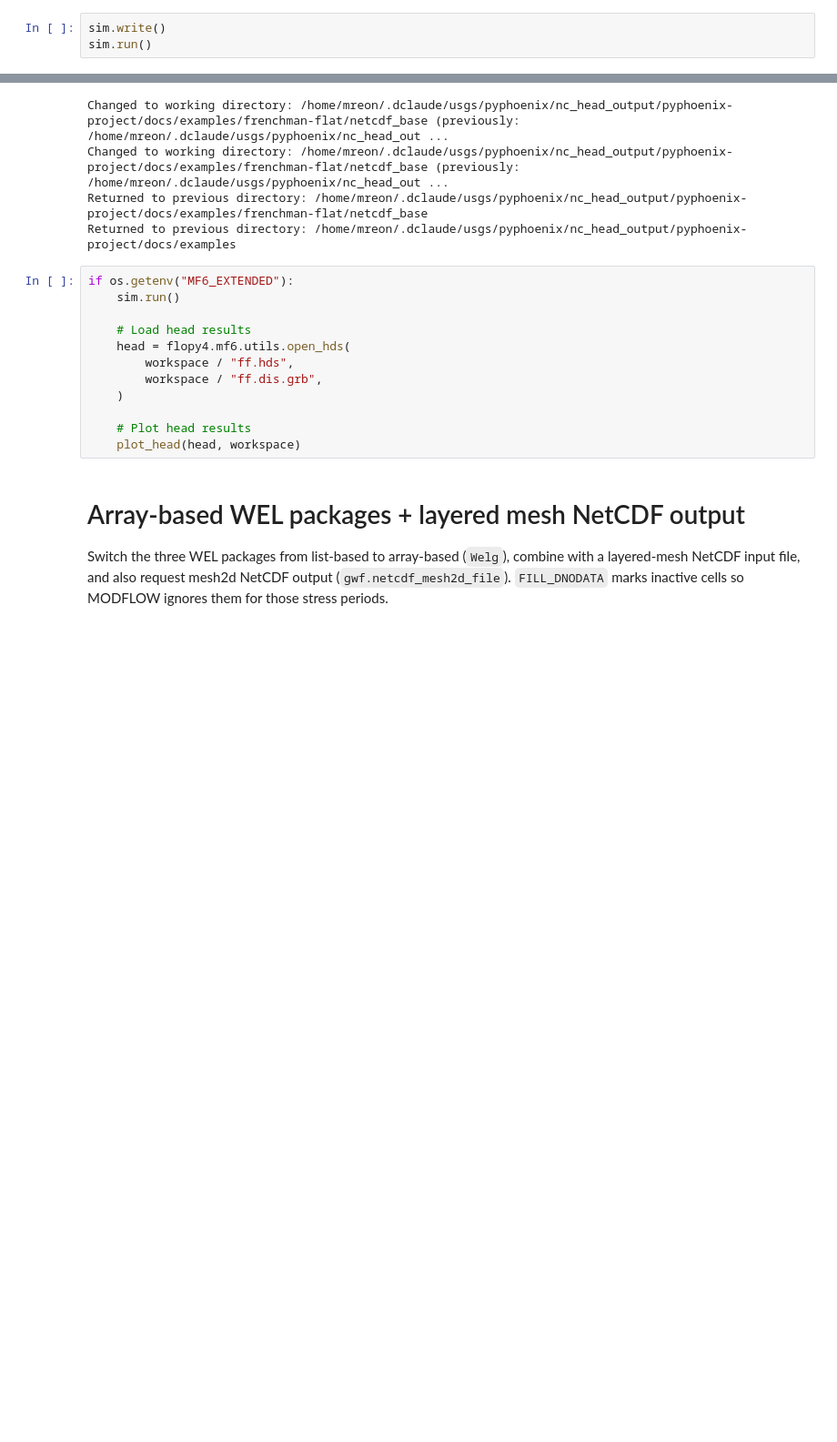
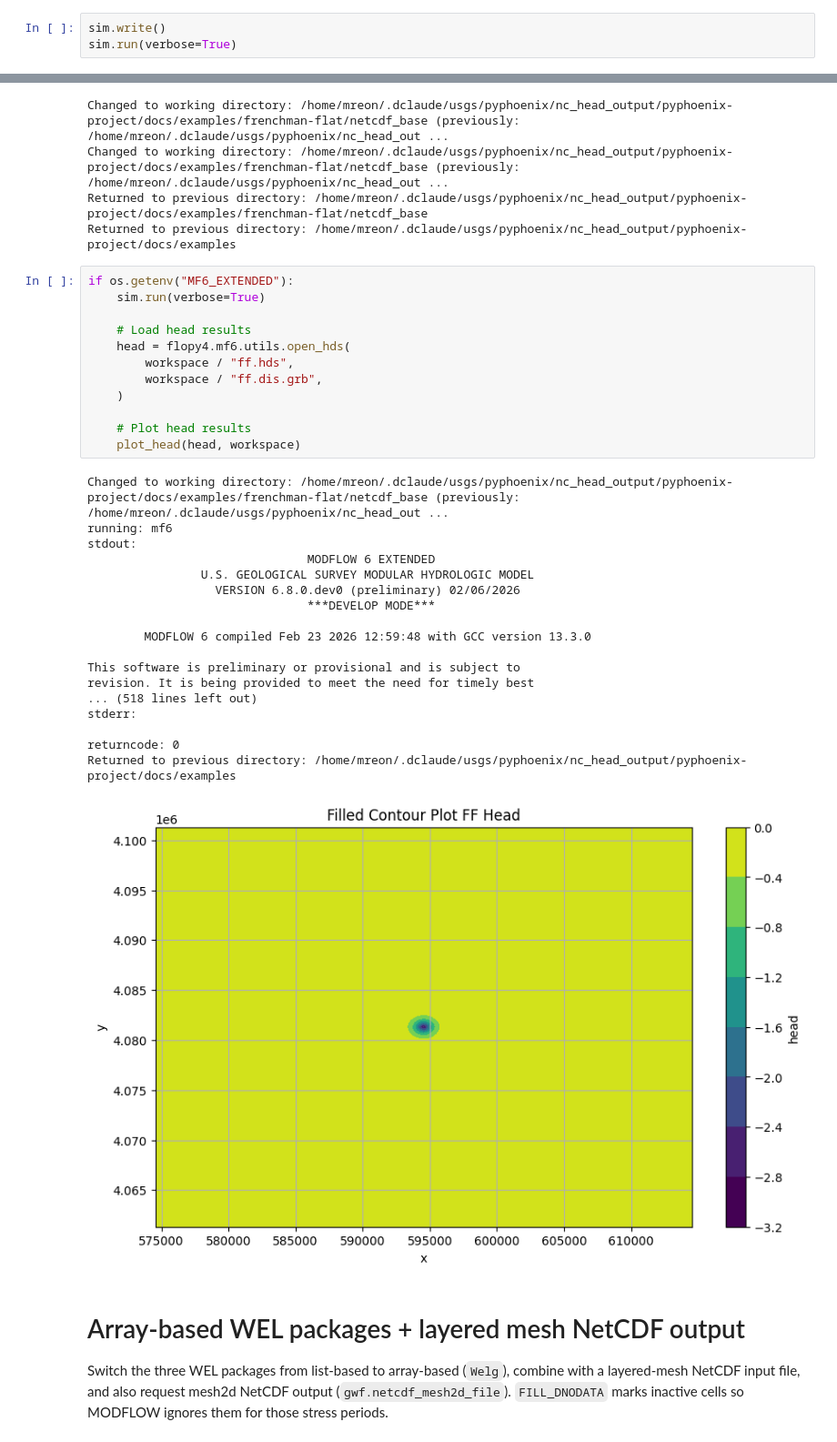
Before and after one commit to mjreno/pyphoenix-project, a Jupyter notebook: docs/examples/frenchman-flat.ipynb, the cells around one changed output, grey strips where cells are left out. Shown at 91% size. Saved outputs shown, nothing was run; the diff lists cells and outputs as text; blank space fills up the shorter version.

Commit message:
update nb output

```diff
--- a/docs/examples/frenchman-flat.ipynb
+++ b/docs/examples/frenchman-flat.ipynb
@@ -686,7 +687,7 @@ sim = flopy4.mf6.simulation.Simulation(
 )
 # %%
 sim.write()
-sim.run()
+sim.run(verbose=True)
 # %% [output]
 Changed to working directory: /home/mreon/.dclaude/usgs/pyphoenix/nc_head_output/pyphoenix-project/docs/examples/frenchman-flat/list (previously: /home/mreon/.dclaude/usgs/pyphoenix/nc_head_output/pyp ...
 Changed to working directory: /home/mreon/.dclaude/usgs/pyphoenix/nc_head_output/pyphoenix-project/docs/examples/frenchman-flat/list (previously: /home/mreon/.dclaude/usgs/pyphoenix/nc_head_output/pyp ...
@@ -730,16 +744,35 @@ Returned to previous directory: /home/mreon/.dclaude/usgs/pyphoenix/nc_head_outp
 Returned to previous directory: /home/mreon/.dclaude/usgs/pyphoenix/nc_head_output/pyphoenix-project/docs/examples
 # %%
 if os.getenv("MF6_EXTENDED"):
-    sim.run()
+    sim.run(verbose=True)
 
     # Load head results
     head = flopy4.mf6.utils.open_hds(
         workspace / "ff.hds",
         workspace / "ff.dis.grb",
     )
 
     # Plot head results
     plot_head(head, workspace)
+# %% [output]
+Changed to working directory: /home/mreon/.dclaude/usgs/pyphoenix/nc_head_output/pyphoenix-project/docs/examples/frenchman-flat/netcdf_base (previously: /home/mreon/.dclaude/usgs/pyphoenix/nc_head_out ...
+running: mf6
+stdout:
+                               MODFLOW 6 EXTENDED
+                U.S. GEOLOGICAL SURVEY MODULAR HYDROLOGIC MODEL
+                  VERSION 6.8.0.dev0 (preliminary) 02/06/2026
+                               ***DEVELOP MODE***
+
+        MODFLOW 6 compiled Feb 23 2026 12:59:48 with GCC version 13.3.0
+
+This software is preliminary or provisional and is subject to
+revision. It is being provided to meet the need for timely best
+... (518 lines left out)
+stderr:
+
+returncode: 0
+Returned to previous directory: /home/mreon/.dclaude/usgs/pyphoenix/nc_head_output/pyphoenix-project/docs/examples
+[figure, added]
 # %% [markdown]
 # Array-based WEL packages + layered mesh NetCDF output
 
```
Also changed, not shown: parts of 5 cells of this notebook, 4 other files.
